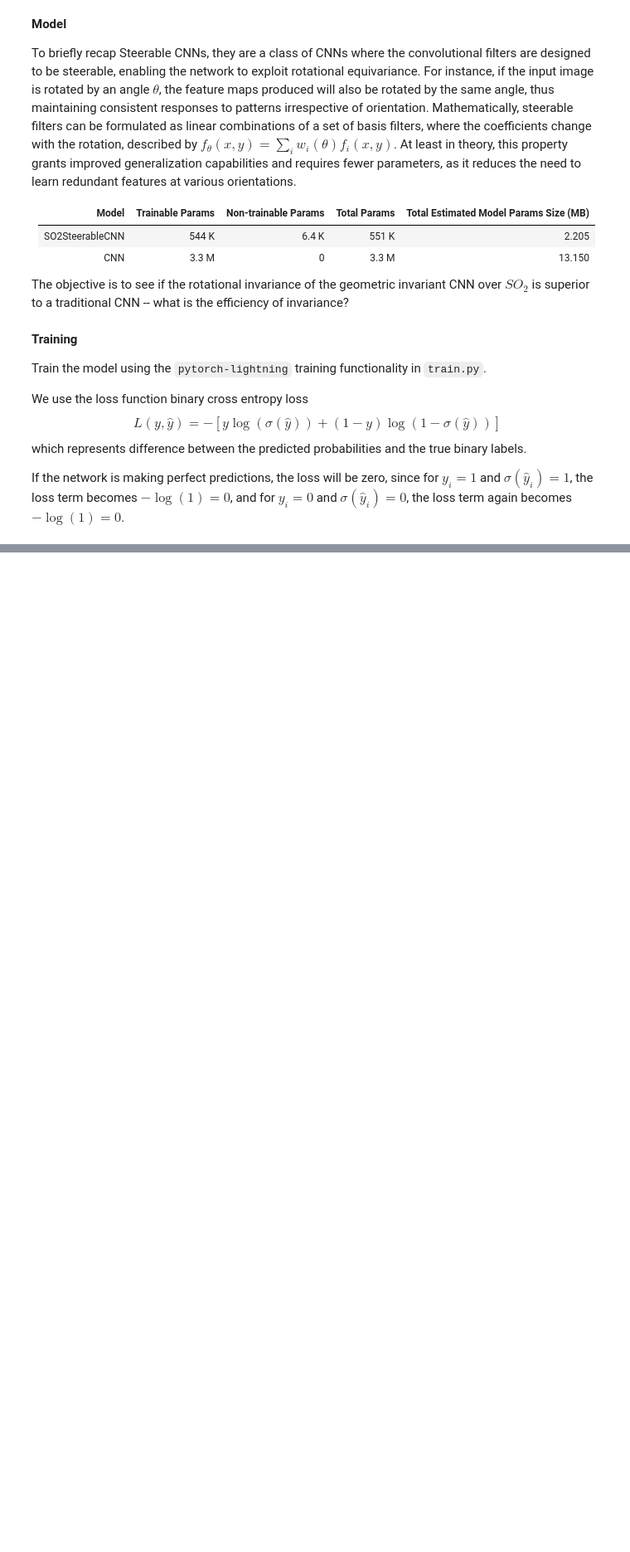
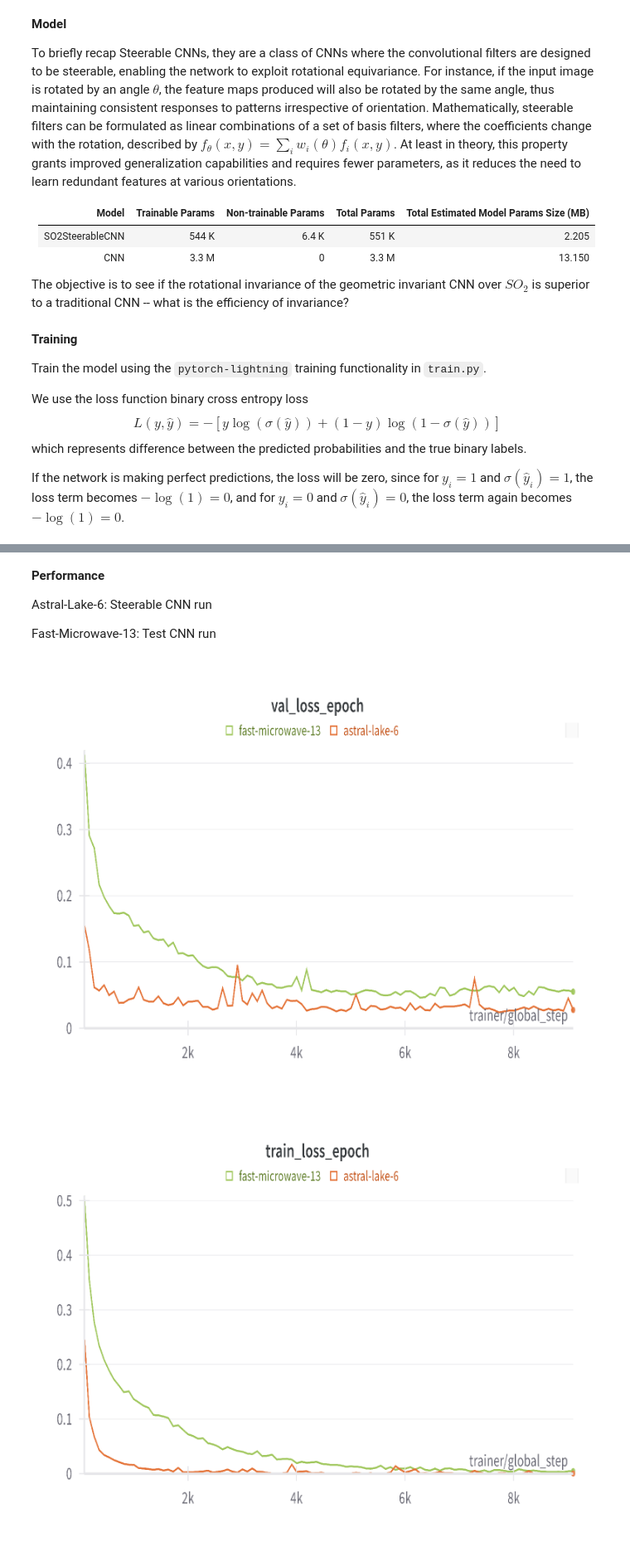
Before and after one commit to dralston78/shipnet, a Jupyter notebook: notebooks/project_report.ipynb, the cells around one changed output, grey strips where cells are left out. Shown at 83% size. Drawn from its saved outputs; the diff is of its cells as text; code cells hidden in the pictures; blank space fills up the shorter version.

```diff
--- a/notebooks/project_report.ipynb
+++ b/notebooks/project_report.ipynb
@@ -97,6 +88,27 @@ Fast-Microwave-13: Test CNN run
 | Final Validation Loss: Test CNN | $\approx 0.0551$ |
 | Final Test Loss: Steerable CNN | $\approx 0.024$ |
 | Final Test Loss: Test CNN | $\approx 0.064$ |
+# %% [markdown]
+**Performance**
+
+Astral-Lake-6: Steerable CNN run
+
+Fast-Microwave-13: Test CNN run
+# %%
+plt.figure(dpi=300)
+img1 = mpimg.imread('/home/dralston/shipnet/documentation/images/val_per_epoch.png')
+plt.imshow(img1, interpolation='nearest', aspect='auto')
+plt.axis('off')
+plt.show()
+
+plt.figure(dpi=300)
+img2 = mpimg.imread('/home/dralston/shipnet/documentation/images/train_per_epoch.png')
+plt.imshow(img2, interpolation='nearest', aspect='auto')
+plt.axis('off')
+plt.show()
+# %% [output]
+[figure, added]
+[figure, added]
 # %% [markdown]
 **Conclusion**
 
```
Also changed, not shown: parts of 4 cells of this notebook.
